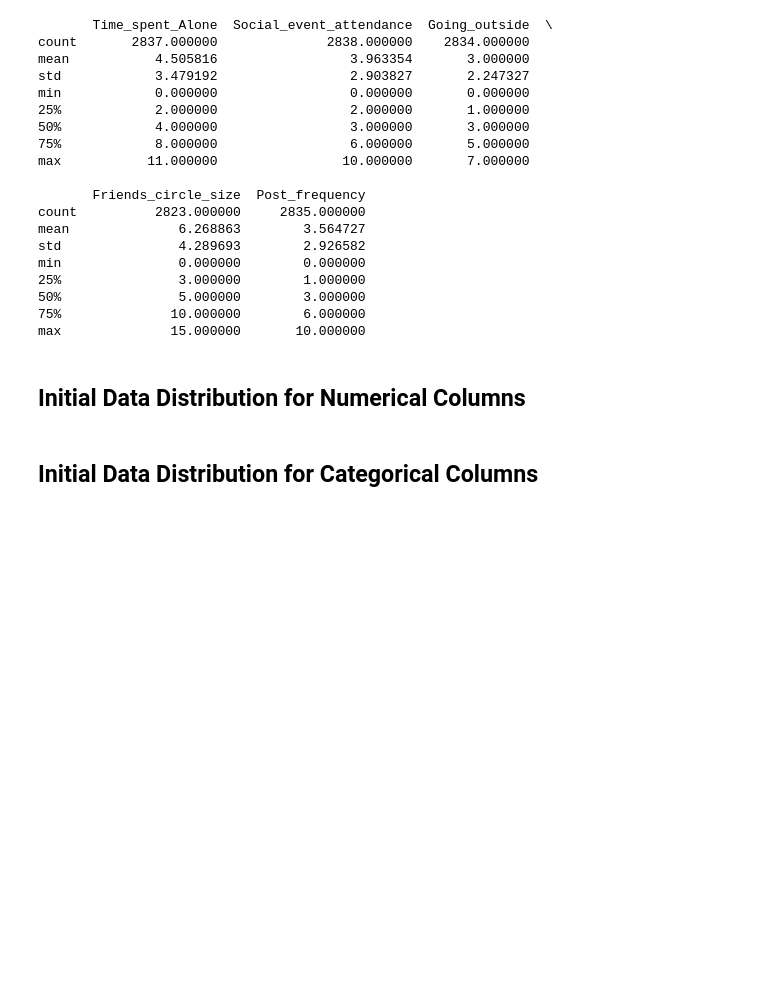
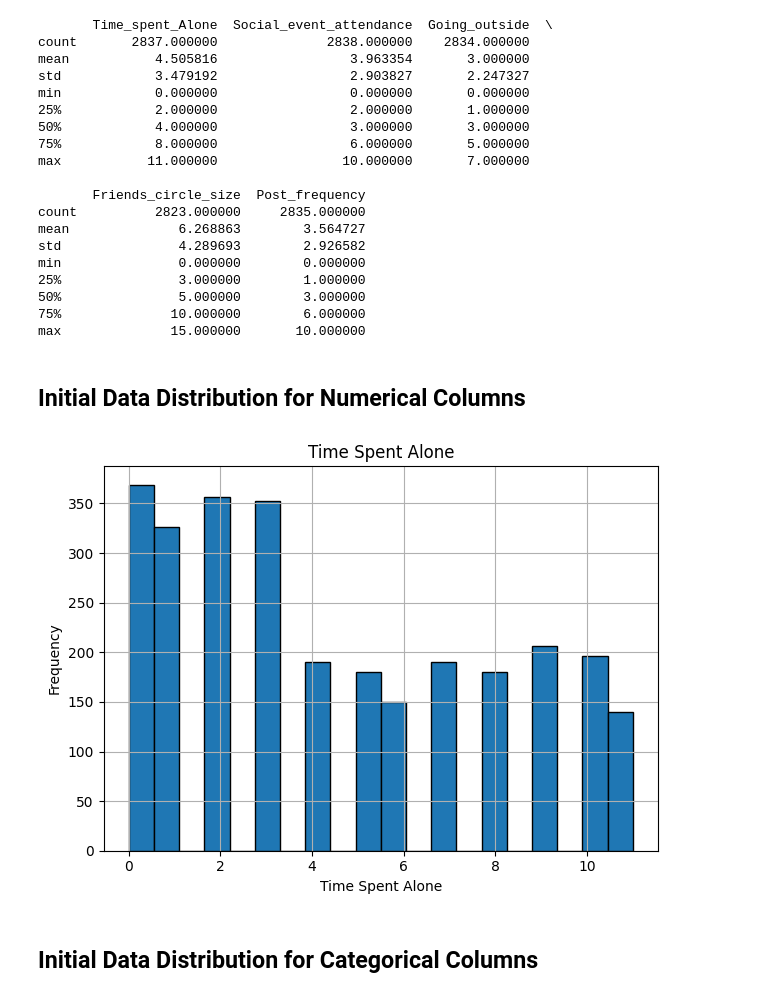
Before and after one commit to hasherlaws18/datafun-06-eda, a Jupyter notebook: houston_eda.ipynb, the cells around one changed output. Cells and saved outputs as stored; diff of their text form; code cells hidden in the pictures; blank space fills up the shorter version.

```diff
--- a/houston_eda.ipynb
+++ b/houston_eda.ipynb
@@ -82,14 +82,18 @@ max              15.000000       10.000000
 # %% [markdown]
 ##  Initial Data Distribution for Numerical Columns
 # %%
-# Inspect histogram by numerical column
-df['sepal_length'].hist()
+# Load the dataset
+df = pd.read_csv('data/personality_dataset.csv')
 
-# Inspect histograms for all numerical columns
-df.hist()
-
-# Show all plots
+# Plot histogram for just the "Time_spent_alone" column
+df['Time_spent_Alone'].hist(bins=20, edgecolor='black')
+plt.title('Time Spent Alone')
+plt.xlabel('Time Spent Alone')
+plt.ylabel('Frequency')
+plt.tight_layout()
 plt.show()
+# %% [output]
+[figure, added]
 # %% [markdown]
 ## Initial Data Distribution for Categorical Columns
 # %%
```
Also changed, not shown: parts of 8 cells of this notebook.
